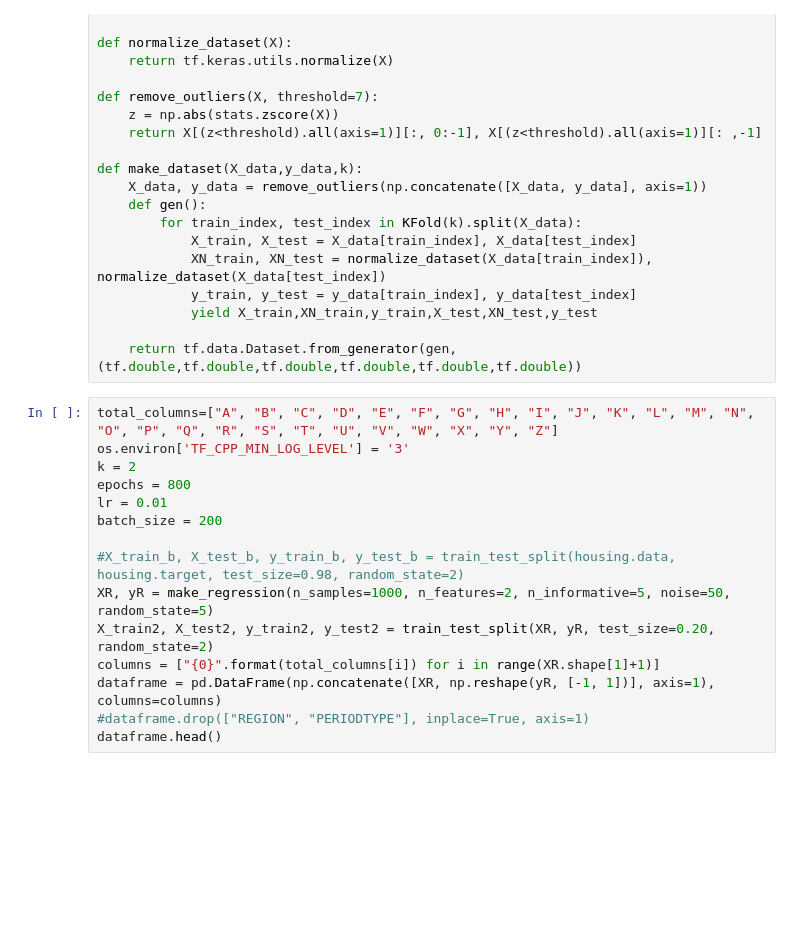
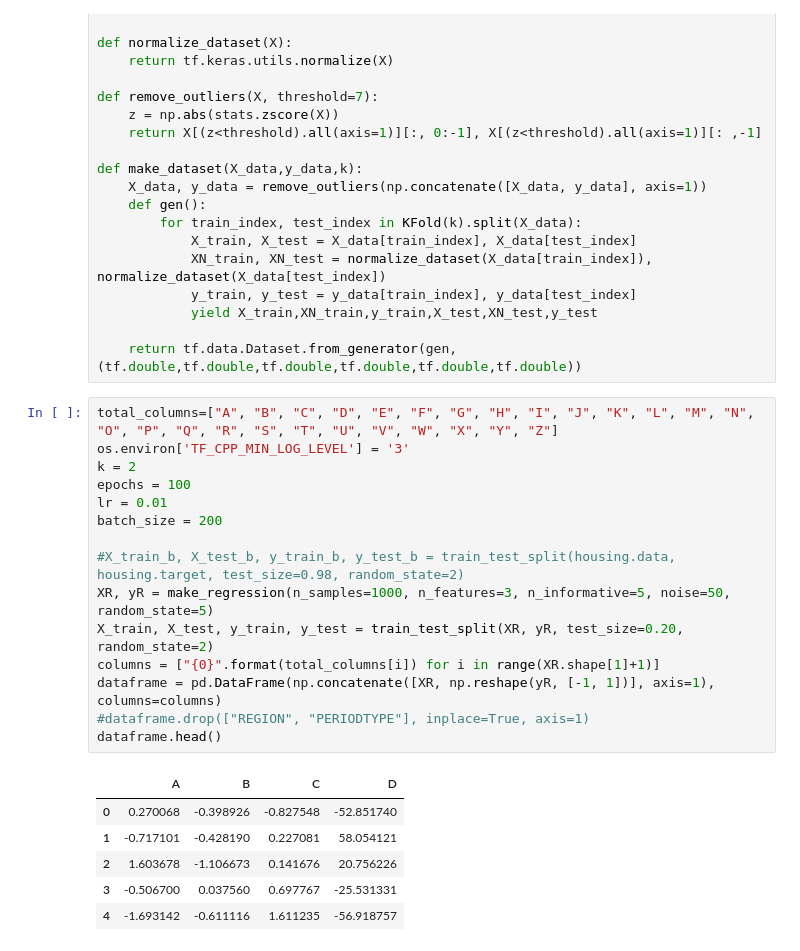
Before and after one commit to cecinuga/MarketAI, a Jupyter notebook: Models/CiclicAI.ipynb, the cells around one changed output. Drawn from its saved outputs; the diff is of its cells as text; blank space fills up the shorter version.

```diff
--- a/Models/CiclicAI.ipynb
+++ b/Models/CiclicAI.ipynb
@@ -50,15 +50,22 @@ def make_dataset(X_data,y_data,k):
 # %%
 total_columns=["A", "B", "C", "D", "E", "F", "G", "H", "I", "J", "K", "L", "M", "N", "O", "P", "Q", "R", "S", "T", "U", "V", "W", "X", "Y", "Z"]
 os.environ['TF_CPP_MIN_LOG_LEVEL'] = '3'
 k = 2
-epochs = 800
+epochs = 100
 lr = 0.01
 batch_size = 200
 
 #X_train_b, X_test_b, y_train_b, y_test_b = train_test_split(housing.data, housing.target, test_size=0.98, random_state=2)
-XR, yR = make_regression(n_samples=1000, n_features=2, n_informative=5, noise=50, random_state=5)
-X_train2, X_test2, y_train2, y_test2 = train_test_split(XR, yR, test_size=0.20, random_state=2)
+XR, yR = make_regression(n_samples=1000, n_features=3, n_informative=5, noise=50, random_state=5)
+X_train, X_test, y_train, y_test = train_test_split(XR, yR, test_size=0.20, random_state=2)
 columns = ["{0}".format(total_columns[i]) for i in range(XR.shape[1]+1)]
 dataframe = pd.DataFrame(np.concatenate([XR, np.reshape(yR, [-1, 1])], axis=1), columns=columns)
 #dataframe.drop(["REGION", "PERIODTYPE"], inplace=True, axis=1)
 dataframe.head()
+# %% [output]
+|  | A | B | C | D |
+| 0 | 0.270068 | -0.398926 | -0.827548 | -52.851740 |
+| 1 | -0.717101 | -0.428190 | 0.227081 | 58.054121 |
+| 2 | 1.603678 | -1.106673 | 0.141676 | 20.756226 |
+| 3 | -0.506700 | 0.037560 | 0.697767 | -25.531331 |
+| 4 | -1.693142 | -0.611116 | 1.611235 | -56.918757 |
```
Also changed, not shown: parts of 4 cells of this notebook.
